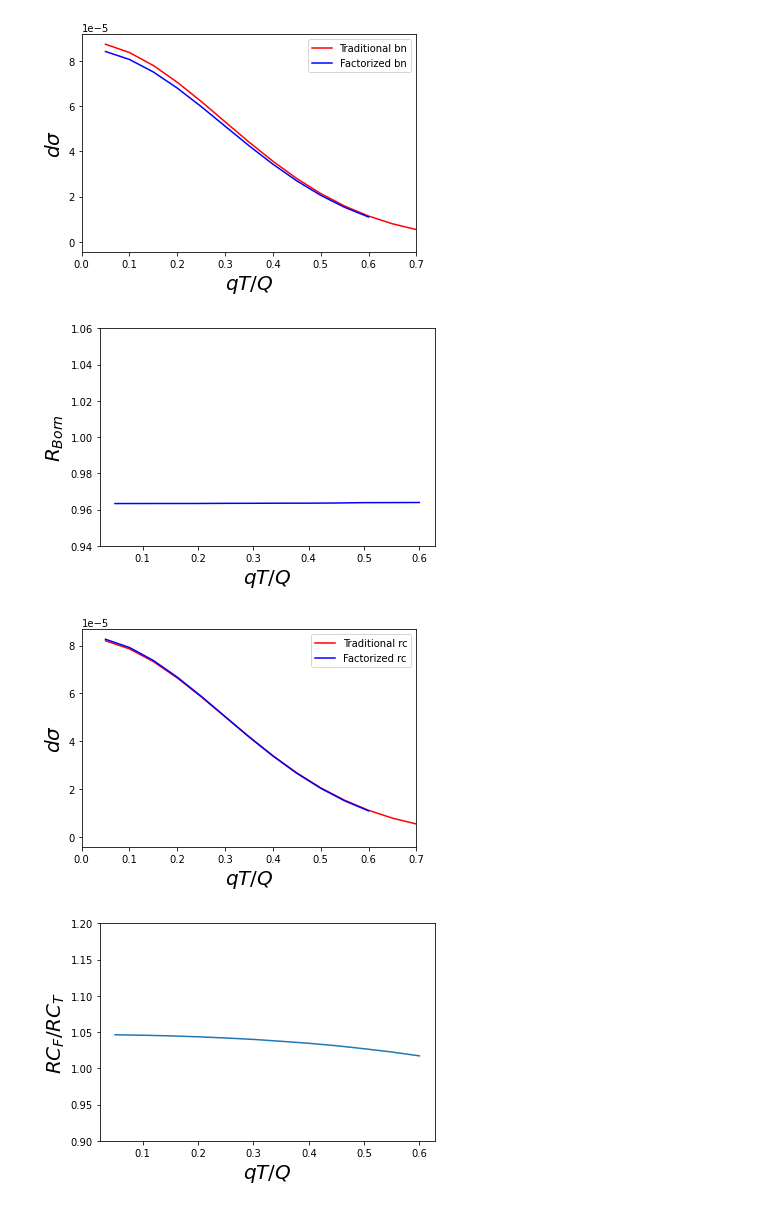
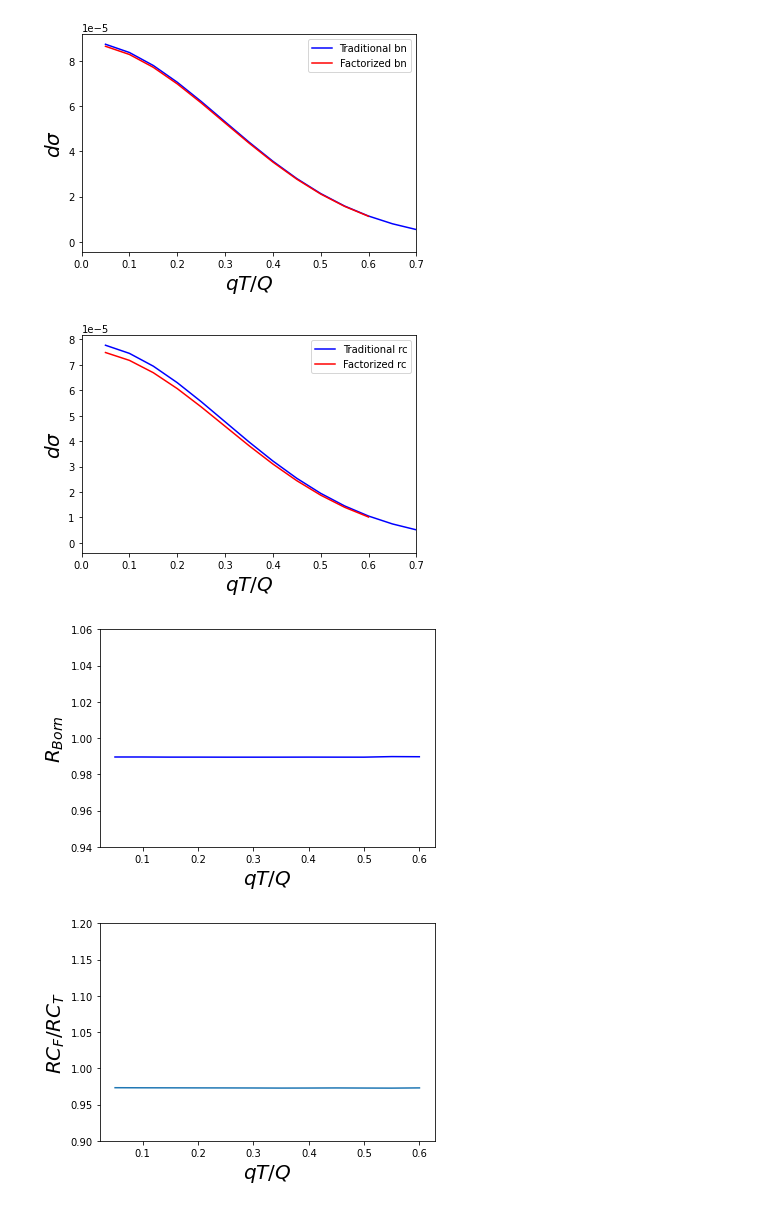
Before and after one commit to Mengzhendada/compare, a Jupyter notebook: Traditional_factorized_compare.ipynb, the cells around one changed output. Cells and saved outputs as stored; diff of their text form; code cells hidden in the pictures.

Commit message:
new file:   Traditional_Factorized_compare_fine.ipynb 	modified:   Traditional_factorized_compare.ipynb 	new file:   Unpol_proposal.ipynb

```diff
--- a/Traditional_factorized_compare.ipynb
+++ b/Traditional_factorized_compare.ipynb
@@ -161,36 +161,46 @@ plt.savefig('results/compare/col_rc_JLab2.pdf')
 # %%
-plt.plot(np.asarray(df_T_JLab2['qt_to_Q']),df_T_JLab2['unpol_bn'],color='r',label='Traditional bn')
-plt.plot(np.asarray(df_F_JLab2_unpol_bn['qT_Q']),df_F_JLab2_unpol_bn['xs'],color='b',label='Factorized bn')
+plt.plot(np.asarray(df_T_JLab2['qt_to_Q']),df_T_JLab2['unpol_bn'],color='b',label='Traditional bn')
+plt.plot(np.asarray(df_F_JLab2_unpol_bn['qT_Q']),df_F_JLab2_unpol_bn['xs'],color='r',label='Factorized bn')
 plt.xlim(0,0.7)
 plt.legend()
-plt.xlabel('$qT/Q$',fontsize=20)
-plt.ylabel('$d\sigma$',fontsize =20)
+plt.xlabel('$qT/Q$',fontsize=16)
+plt.ylabel('$d\sigma$',fontsize =16)
 plt.savefig('results/compare/unpol_bn_JLab2.pdf')
+
 plt.figure()
-plt.plot(np.asarray(df_F_JLab2_unpol_bn['qT_Q']),np.asarray(df_F_JLab2_unpol_bn['xs'])/np.asarray(df_T_JLab2['unpol_bn'])[:12],color='b')
-plt.xlabel('$qT/Q$',fontsize=20)
-plt.ylabel('$R_{Born}$',fontsize=20)
-plt.ylim(0.94,1.06)
-plt.savefig('results/compare/compare_born_JLab2.pdf')
-plt.figure()
-plt.plot(np.asarray(df_T_JLab2['qt_to_Q']),df_T_JLab2['unpol_rc'],color='r',label='Traditional rc')
-plt.plot(np.asarray(df_F_JLab2_unpol_rc['qT_Q']),df_F_JLab2_unpol_rc['xs'],color='b',label='Factorized rc')
+plt.plot(np.asarray(df_T_JLab2['qt_to_Q']),df_T_JLab2['unpol_rc'],color='b',label='Traditional rc')
+plt.plot(np.asarray(df_F_JLab2_unpol_rc['qT_Q']),df_F_JLab2_unpol_rc['xs'],color='r',label='Factorized rc')
 plt.xlim(0,0.7)
 plt.legend()
-plt.xlabel('$qT/Q$',fontsize=20)
-plt.ylabel('$d\sigma$',fontsize =20)
+plt.xlabel('$qT/Q$',fontsize=16)
+plt.ylabel('$d\sigma$',fontsize =16)
 plt.savefig('results/compare/unpol_rc_JLab2.pdf')
-plt.figure()
-RC_T = np.asarray(df_T_JLab2['unpol_rc'])/np.asarray(df_T_JLab2['unpol_bn'])
-RC_F = np.asarray(df_F_JLab2_unpol_rc['xs'])/np.asarray(df_F_JLab2_unpol_bn['xs'])
-plt.plot(np.asarray(df_F_JLab2_unpol_rc['qT_Q']),RC_F/RC_T[:12],label='$RC_F/RC_T')
-plt.xlabel('$qT/Q$',fontsize=20)
-plt.ylabel('$RC_F/RC_T$',fontsize =20)
-plt.ylim(0.9,1.2)
-plt.savefig('results/compare/compare_RC_JLab2.pdf')
 # %% [output]
-[figure, old version]
+[figure, new version]
-[figure, old version]
+[figure, new version]
-[figure, removed]
-[figure, removed]
+# %%
+
+plt.figure()
+F_Born_JLab2 = np.asarray(df_F_JLab2_unpol_bn['xs'])+np.asarray(df_F_JLab2_siv_bn['xs'])+np.asarray(df_F_JLab2_col_bn['xs'])
+T_Born_JLab2 = np.asarray(df_T_JLab2['unpol_bn'])+np.asarray(df_T_JLab2['sivers_bn'])+np.asarray(df_T_JLab2['collins_bn'])
+R_Born_JLab2 = F_Born_JLab2/T_Born_JLab2[:12]
+plt.plot(np.asarray(df_F_JLab2_unpol_bn['qT_Q']),R_Born_JLab2[:12],color='b')
+plt.xlabel('$qT/Q$',fontsize=16)
+plt.ylabel('$R_{Born}$',fontsize=16)
+plt.ylim(0.94,1.06)
+plt.savefig('results/compare/compare_born_JLab2.pdf')
+
+plt.figure()
+F_RC_JLab2 = np.asarray(df_F_JLab2_unpol_rc['xs'])+np.asarray(df_F_JLab2_siv_rc['xs'])+np.asarray(df_F_JLab2_col_rc['xs'])
+T_RC_JLab2 = np.asarray(df_T_JLab2['unpol_rc'])+np.asarray(df_T_JLab2['sivers_rc'])+np.asarray(df_T_JLab2['collins_rc'])
+RC_T = F_Born_JLab2/F_RC_JLab2
+RC_F = (T_Born_JLab2/T_RC_JLab2)[:12]
+plt.plot(np.asarray(df_F_JLab2_unpol_rc['qT_Q']),RC_F/RC_T,label='$RC_F/RC_T')
+plt.xlabel('$qT/Q$',fontsize=16)
+plt.ylabel('$RC_F/RC_T$',fontsize =16)
+plt.ylim(0.9,1.2)
+plt.savefig('results/compare/compare_RC_JLab2.pdf')
+# %% [output]
+[figure, added]
+[figure, added]
 # %%
```
Also changed, not shown: parts of 26 cells of this notebook, 2 other files.
